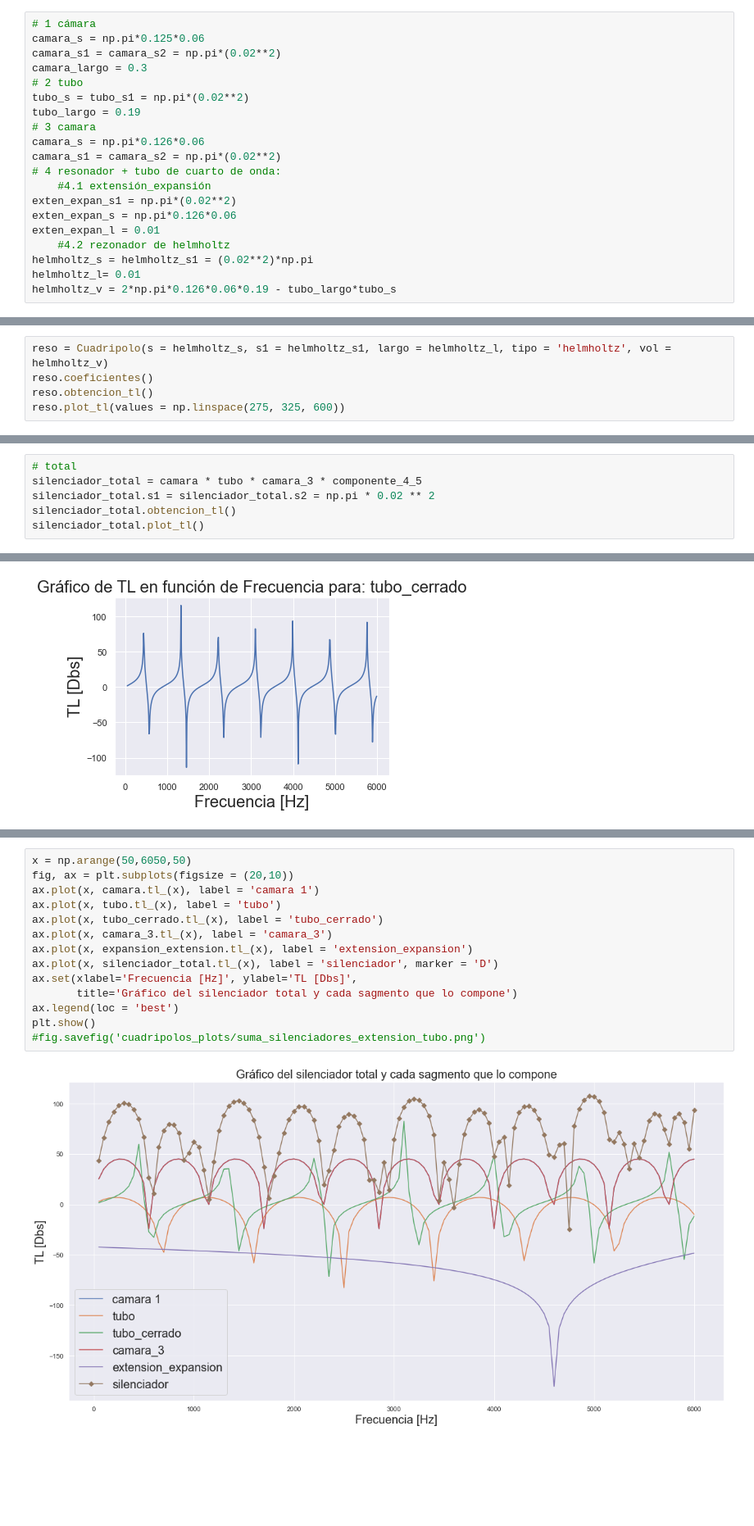
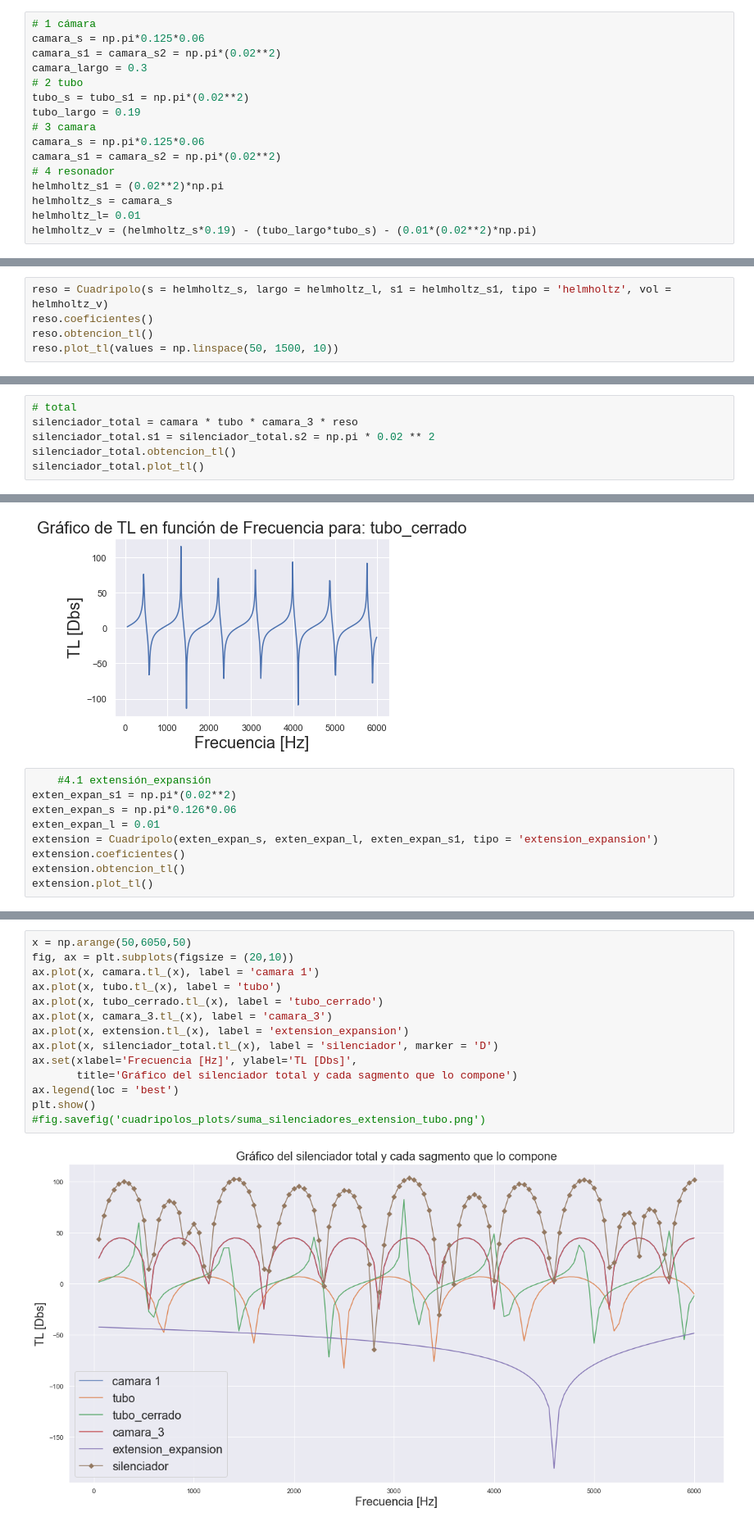
Before and after one commit to tomascufaro/quadrupoles, a Jupyter notebook: cuadripolos_aplication.ipynb, the cells around one changed output, grey strips where cells are left out. Shown at 82% size. Saved outputs shown, nothing was run; the diff lists cells and outputs as text; blank space fills up the shorter version.

```diff
--- a/cuadripolos_aplication.ipynb
+++ b/cuadripolos_aplication.ipynb
@@ -49,17 +47,13 @@ camara_largo = 0.3
 tubo_s = tubo_s1 = np.pi*(0.02**2)
 tubo_largo = 0.19
 # 3 camara
-camara_s = np.pi*0.126*0.06
+camara_s = np.pi*0.125*0.06
 camara_s1 = camara_s2 = np.pi*(0.02**2)
-# 4 resonador + tubo de cuarto de onda:
-    #4.1 extensión_expansión
-exten_expan_s1 = np.pi*(0.02**2)
-exten_expan_s = np.pi*0.126*0.06
-exten_expan_l = 0.01
-    #4.2 rezonador de helmholtz
-helmholtz_s = helmholtz_s1 = (0.02**2)*np.pi
+# 4 resonador
+helmholtz_s1 = (0.02**2)*np.pi
+helmholtz_s = camara_s
 helmholtz_l= 0.01
-helmholtz_v = 2*np.pi*0.126*0.06*0.19 - tubo_largo*tubo_s
+helmholtz_v = (helmholtz_s*0.19) - (tubo_largo*tubo_s) - (0.01*(0.02**2)*np.pi)
 # %%
 #camara
 camara = Cuadripolo(s=camara_s, largo=camara_largo, s1=camara_s1, s2=camara_s2, tipo = 'camara')
@@ -94,6 +81,6 @@ expansion_extension.plot_tl(values = np.arange(0, 10000, 10))
 # %%
-reso = Cuadripolo(s = helmholtz_s, s1 = helmholtz_s1, largo = helmholtz_l, tipo = 'helmholtz', vol = helmholtz_v)
+reso = Cuadripolo(s = helmholtz_s, largo = helmholtz_l, s1 = helmholtz_s1, tipo = 'helmholtz', vol = helmholtz_v)
 reso.coeficientes()
 reso.obtencion_tl()
-reso.plot_tl(values = np.linspace(275, 325, 600))
+reso.plot_tl(values = np.linspace(50, 1500, 10))
 # %% [output]
@@ -109,6 +88,6 @@ componente_4_5.plot_tl()
 # %%
 # total
-silenciador_total = camara * tubo * camara_3 * componente_4_5
+silenciador_total = camara * tubo * camara_3 * reso
 silenciador_total.s1 = silenciador_total.s2 = np.pi * 0.02 ** 2
 silenciador_total.obtencion_tl()
 silenciador_total.plot_tl()
@@ -168,3 +146,12 @@ tubo_cerrado.obtencion_tl()
 tubo_cerrado.plot_tl()
 # %% [output]
 [figure]
+# %%
+    #4.1 extensión_expansión
+exten_expan_s1 = np.pi*(0.02**2)
+exten_expan_s = np.pi*0.126*0.06
+exten_expan_l = 0.01
+extension = Cuadripolo(exten_expan_s, exten_expan_l, exten_expan_s1, tipo = 'extension_expansion')
+extension.coeficientes()
+extension.obtencion_tl()
+extension.plot_tl()
@@ -189,19 +178,19 @@ silenciador_total_2.plot_tl(values = np.arange(50, 6000, 5))
 # %%
 x = np.arange(50,6050,50)
 fig, ax = plt.subplots(figsize = (20,10))
 ax.plot(x, camara.tl_(x), label = 'camara 1')
 ax.plot(x, tubo.tl_(x), label = 'tubo')
 ax.plot(x, tubo_cerrado.tl_(x), label = 'tubo_cerrado')
 ax.plot(x, camara_3.tl_(x), label = 'camara_3')
-ax.plot(x, expansion_extension.tl_(x), label = 'extension_expansion')
+ax.plot(x, extension.tl_(x), label = 'extension_expansion')
 ax.plot(x, silenciador_total.tl_(x), label = 'silenciador', marker = 'D')
 ax.set(xlabel='Frecuencia [Hz]', ylabel='TL [Dbs]',
        title='Gráfico del silenciador total y cada sagmento que lo compone')
 ax.legend(loc = 'best')
 plt.show()
 #fig.savefig('cuadripolos_plots/suma_silenciadores_extension_tubo.png')
 # %% [output]
-[figure, old version]
+[figure, new version]
 # %%
 x = np.arange(50,6050,50)
 y_silenciador = min_max_scaler.fit_transform(silenciador_total_2.tl_(x).reshape(-1, 1))
```
Also changed, not shown: parts of 21 cells of this notebook, 1 other file.
